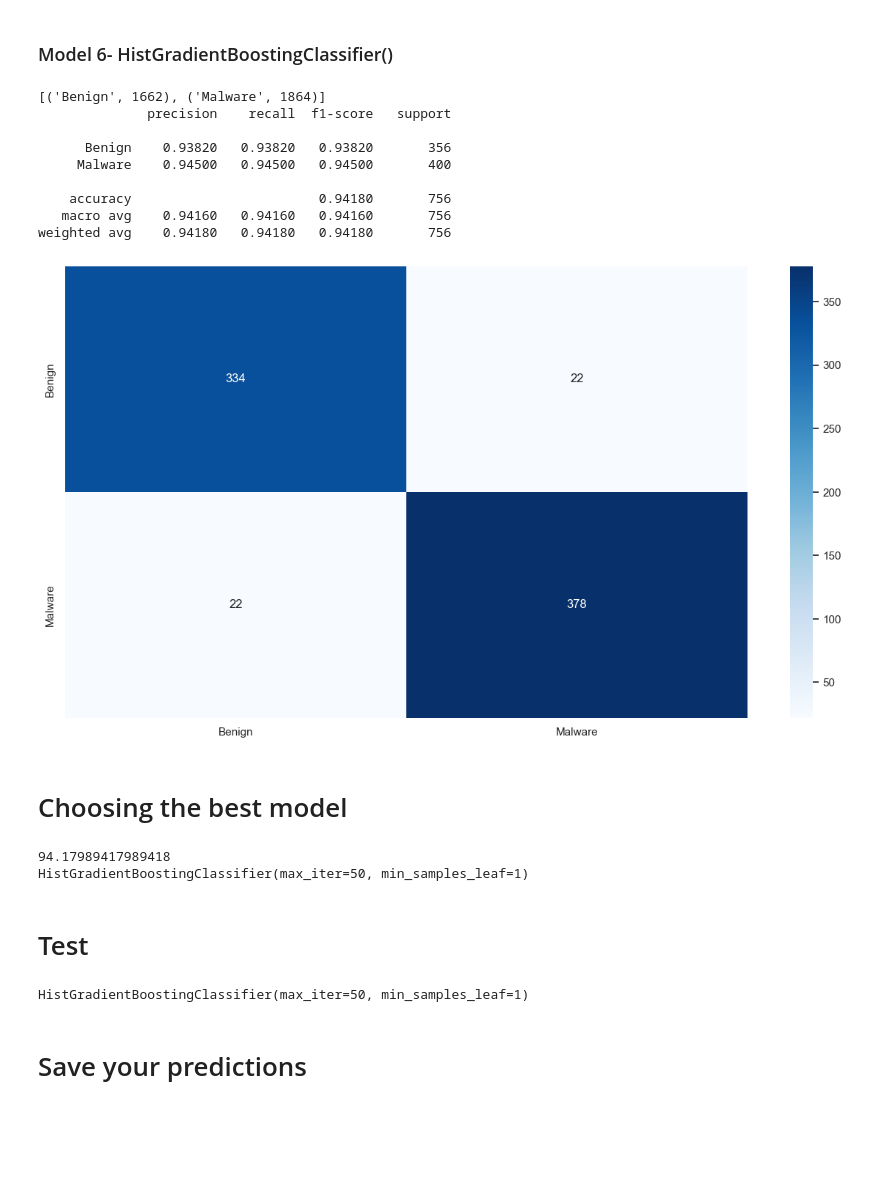
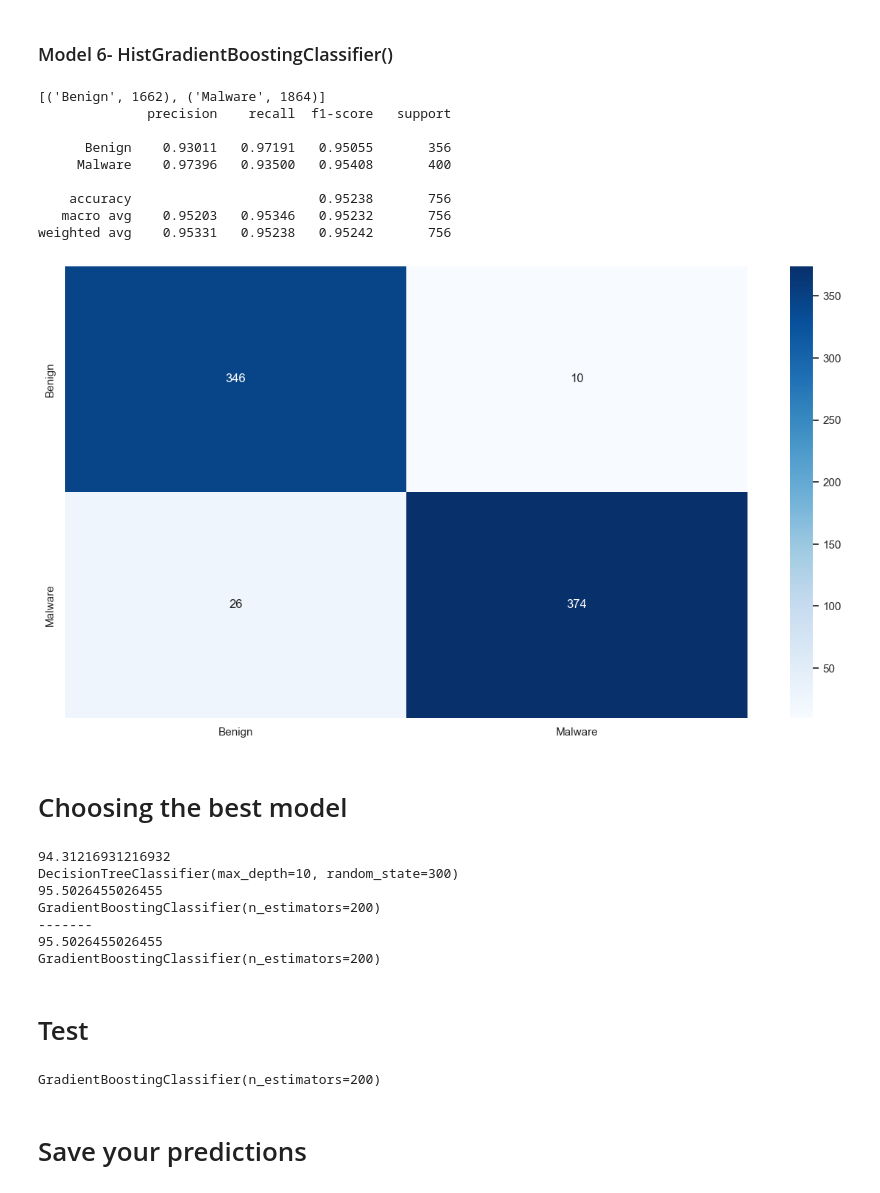
Before and after one commit to RazElbaz/API_security_challenge, a Jupyter notebook: model_dataset_1_label.ipynb, the cells around one changed output. Saved outputs shown, nothing was run; the diff lists cells and outputs as text; code cells hidden in the pictures; blank space fills up the shorter version.

```diff
--- a/model_dataset_1_label.ipynb
+++ b/model_dataset_1_label.ipynb
@@ -265,7 +266,7 @@ from sklearn.model_selection import GridSearchCV
 # We choose our model of choice and set it's hyper parameters you can change anything
 clf = RandomForestClassifier()
 
-parameters = {"n_estimators": [100,200,300,400]}
+parameters = {"n_estimators": [25,50,100,200,300,400]}
 
 # GridSearchCV is a technique for finding the optimal parameter values from a given set of parameters in a grid
 clf = GridSearchCV(clf, parameters)
@@ -330,7 +331,7 @@ from sklearn.ensemble import GradientBoostingClassifier
 # We choose our model of choice and set it's hyper parameters you can change anything
 gbc = GradientBoostingClassifier()
 
-parameters = {"n_estimators": [50,100,200,300,350,400]}
+parameters = {"n_estimators": [25,50,100,200,300,400]}
 
 # GridSearchCV is a technique for finding the optimal parameter values from a given set of parameters in a grid
 gbc = GridSearchCV(gbc, parameters)
@@ -362,7 +363,7 @@ abc = AdaBoostClassifier()
 
 #  The random_state in these algorithms controls the randomness involved during the node splitting process by searching for the best feature
 parameters = {"random_state": [None,10,20,30,40,50,100,200,300],
-              "n_estimators": [50,100,200,300,400]
+              "n_estimators": [25,50,100,200,300,400]
              }
 
 # GridSearchCV is a technique for finding the optimal parameter values from a given set of parameters in a grid
@@ -395,8 +396,8 @@ from sklearn.ensemble import ExtraTreesClassifier
 etc = ExtraTreesClassifier()
 
 #  The random_state in these algorithms controls the randomness involved during the node splitting process by searching for the best feature
-parameters = { "n_estimators": [50,100,200,300,400],
-              "min_samples_split":[2,3,4]
+parameters = { "n_estimators": [10,20,30,40,50,100,200,300,400],
+              "min_samples_split":[2,3,4,5]
              }
 
 # GridSearchCV is a technique for finding the optimal parameter values from a given set of parameters in a grid
@@ -424,34 +425,34 @@ weighted avg    0.91139   0.91138   0.91138       756
 # %%
 # https://scikit-learn.org/stable/modules/generated/sklearn.ensemble.GradientBoostingRegressor.html
 from sklearn.ensemble import HistGradientBoostingClassifier
 # We choose our model of choice and set it's hyper parameters you can change anything
 hgbc = HistGradientBoostingClassifier()
 
 #  The random_state in these algorithms controls the randomness involved during the node splitting process by searching for the best feature
-parameters = {"min_samples_leaf": [1,2,3,4,5,6,7,8,9,10],
+parameters = {"min_samples_leaf": [1,20],
               "max_iter":[20,50,100,200]
              }
 
 # GridSearchCV is a technique for finding the optimal parameter values from a given set of parameters in a grid
 hgbc = GridSearchCV(hgbc, parameters)
 # Train Model
 hgbc.fit(X_train, y_train)
 
 # # Check data balance and variety
 print(sorted(Counter(y_train).items()))
 hgbc = hgbc.best_estimator_
 ResultPrintout(hgbc)
 # %% [output]
 [('Benign', 1662), ('Malware', 1864)]
               precision    recall  f1-score   support
 
-      Benign    0.93820   0.93820   0.93820       356
-     Malware    0.94500   0.94500   0.94500       400
+      Benign    0.93011   0.97191   0.95055       356
+     Malware    0.97396   0.93500   0.95408       400
 
-    accuracy                        0.94180       756
-   macro avg    0.94160   0.94160   0.94160       756
-weighted avg    0.94180   0.94180   0.94180       756
+    accuracy                        0.95238       756
+   macro avg    0.95203   0.95346   0.95232       756
+weighted avg    0.95331   0.95238   0.95242       756
-[figure, old version]
+[figure, new version]
 # %% [markdown]
 # Choosing the best model
 # %%
@@ -467,11 +468,20 @@ for i in models:
     if accuracy_score(true_labels, predictions)*100 > best:
         best=accuracy_score(true_labels, predictions)*100
         m=i
+        print(best)
+        print(m)
+
+print("-------")
 print(best)
 print(m)
 # %% [output]
-94.17989417989418
-HistGradientBoostingClassifier(max_iter=50, min_samples_leaf=1)
+94.31216931216932
+DecisionTreeClassifier(max_depth=10, random_state=300)
+95.5026455026455
+GradientBoostingClassifier(n_estimators=200)
+-------
+95.5026455026455
+GradientBoostingClassifier(n_estimators=200)
 # %% [markdown]
 # Test
 # %%
@@ -493,7 +503,7 @@ X = test_df[features_list].to_numpy()
 predictions = m.predict(X)
 print(m)
 # %% [output]
-HistGradientBoostingClassifier(max_iter=50, min_samples_leaf=1)
+GradientBoostingClassifier(n_estimators=200)
 # %% [markdown]
 # Save your predictions
 # %%
```
Also changed, not shown: parts of 9 cells of this notebook, 1 other file.
